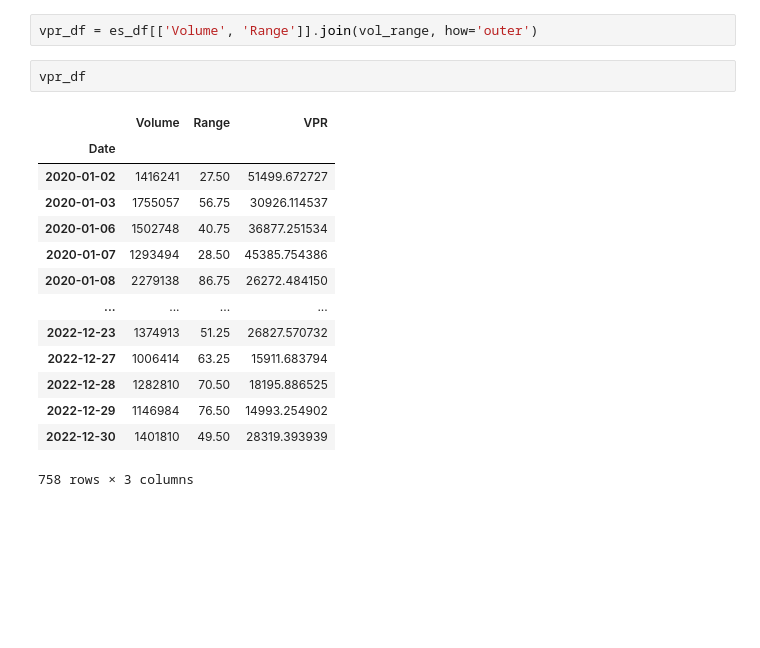
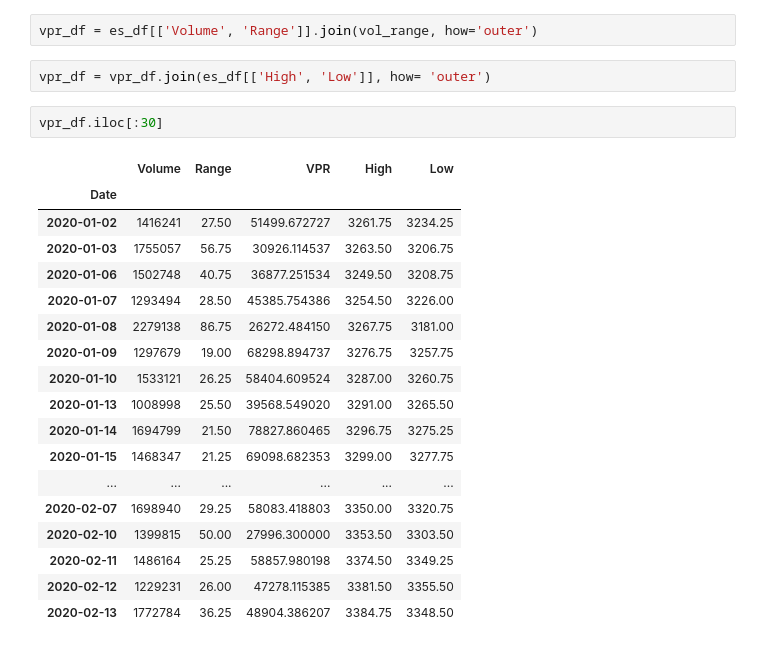
Before and after one commit to Readerlution/Finance, a Jupyter notebook: PVT/SP500F.ipynb, the cells around one changed output. Saved outputs shown, nothing was run; the diff lists cells and outputs as text; blank space fills up the shorter version.

```diff
--- a/PVT/SP500F.ipynb
+++ b/PVT/SP500F.ipynb
@@ -191,20 +191,26 @@ qt_df
 758 rows × 3 columns
 # %%
 vpr_df = es_df[['Volume', 'Range']].join(vol_range, how='outer')
+# %%
+vpr_df = vpr_df.join(es_df[['High', 'Low']], how= 'outer')
 # %%
-vpr_df
+vpr_df.iloc[:30]
 # %% [output]
-|  | Volume | Range | VPR |
-| Date |  |  |  |
-| 2020-01-02 | 1416241 | 27.50 | 51499.672727 |
-| 2020-01-03 | 1755057 | 56.75 | 30926.114537 |
-| 2020-01-06 | 1502748 | 40.75 | 36877.251534 |
-| 2020-01-07 | 1293494 | 28.50 | 45385.754386 |
-| 2020-01-08 | 2279138 | 86.75 | 26272.484150 |
-| ... | ... | ... | ... |
-| 2022-12-23 | 1374913 | 51.25 | 26827.570732 |
-| 2022-12-27 | 1006414 | 63.25 | 15911.683794 |
-| 2022-12-28 | 1282810 | 70.50 | 18195.886525 |
-| 2022-12-29 | 1146984 | 76.50 | 14993.254902 |
-| 2022-12-30 | 1401810 | 49.50 | 28319.393939 |
+|  | Volume | Range | VPR | High | Low |
+| Date |  |  |  |  |  |
+| 2020-01-02 | 1416241 | 27.50 | 51499.672727 | 3261.75 | 3234.25 |
+| 2020-01-03 | 1755057 | 56.75 | 30926.114537 | 3263.50 | 3206.75 |
+| 2020-01-06 | 1502748 | 40.75 | 36877.251534 | 3249.50 | 3208.75 |
+| 2020-01-07 | 1293494 | 28.50 | 45385.754386 | 3254.50 | 3226.00 |
+| 2020-01-08 | 2279138 | 86.75 | 26272.484150 | 3267.75 | 3181.00 |
+| 2020-01-09 | 1297679 | 19.00 | 68298.894737 | 3276.75 | 3257.75 |
+| 2020-01-10 | 1533121 | 26.25 | 58404.609524 | 3287.00 | 3260.75 |
+| 2020-01-13 | 1008998 | 25.50 | 39568.549020 | 3291.00 | 3265.50 |
+| 2020-01-14 | 1694799 | 21.50 | 78827.860465 | 3296.75 | 3275.25 |
+| 2020-01-15 | 1468347 | 21.25 | 69098.682353 | 3299.00 | 3277.75 |
+| ... | ... | ... | ... | ... | ... |
+| 2020-02-07 | 1698940 | 29.25 | 58083.418803 | 3350.00 | 3320.75 |
+| 2020-02-10 | 1399815 | 50.00 | 27996.300000 | 3353.50 | 3303.50 |
+| 2020-02-11 | 1486164 | 25.25 | 58857.980198 | 3374.50 | 3349.25 |
+| 2020-02-12 | 1229231 | 26.00 | 47278.115385 | 3381.50 | 3355.50 |
+| 2020-02-13 | 1772784 | 36.25 | 48904.386207 | 3384.75 | 3348.50 |
-758 rows × 3 columns
```
Also changed, not shown: parts of 1 cell of this notebook.
